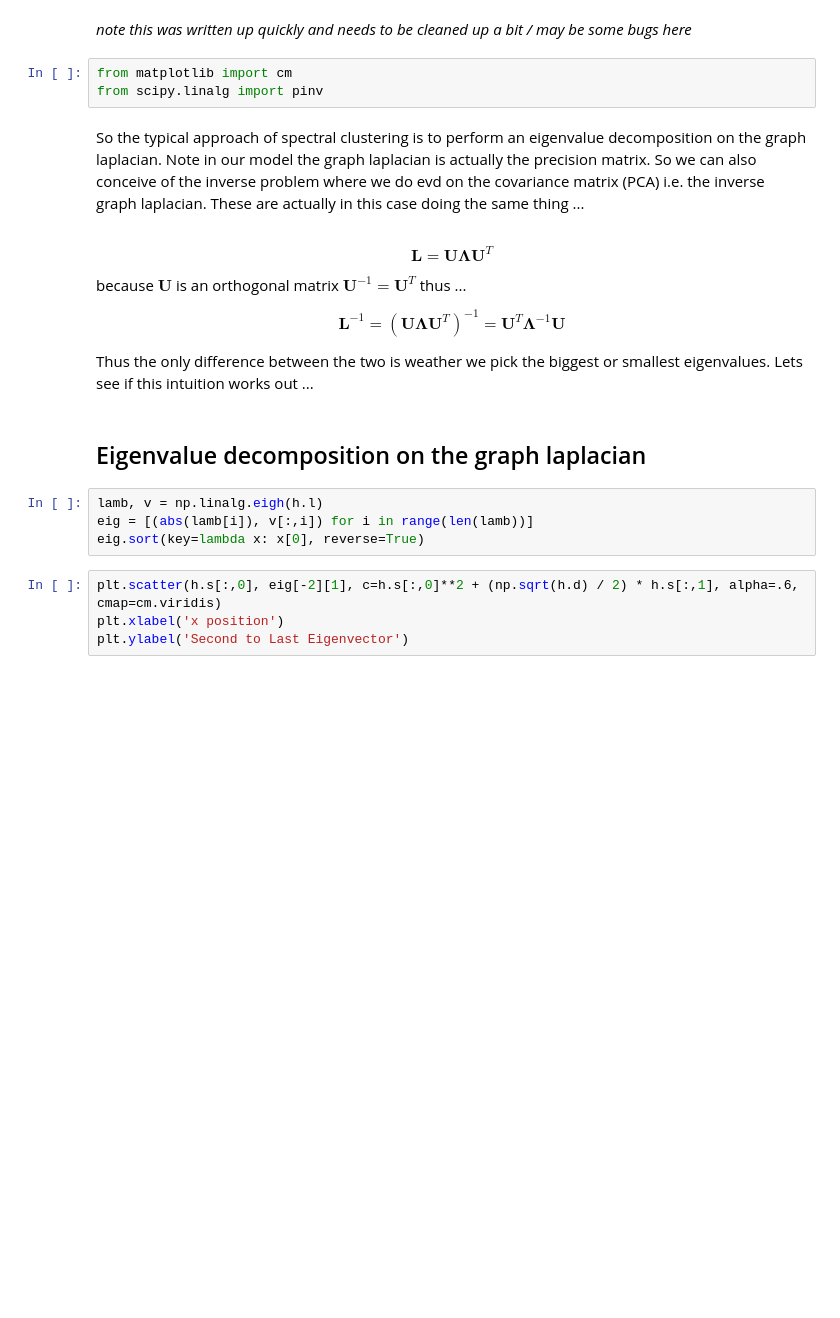
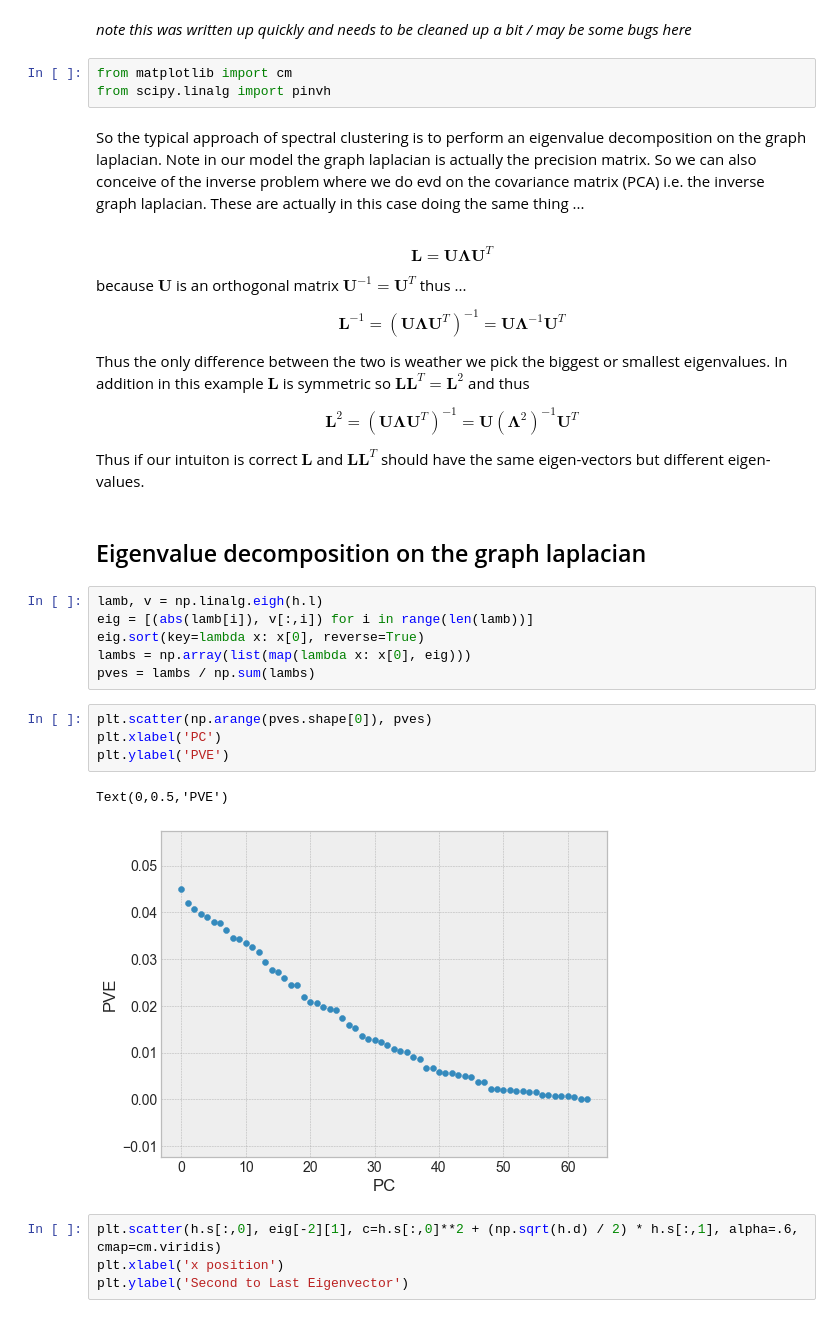
Before and after one commit to jhmarcus/spatial-random-walk, a Jupyter notebook: notebooks/isolation_by_srw.ipynb, the cells around one changed output. Cells and saved outputs as stored; diff of their text form; blank space fills up the shorter version.

```diff
--- a/notebooks/isolation_by_srw.ipynb
+++ b/notebooks/isolation_by_srw.ipynb
@@ -224,7 +224,7 @@ We can see that the random-walk distance has the highest correlation with the ge
 *note this was written up quickly and needs to be cleaned up a bit / may be some bugs here*
 # %%
 from matplotlib import cm
-from scipy.linalg import pinv
+from scipy.linalg import pinvh
 # %% [markdown]
 So the typical approach of spectral clustering is to perform an eigenvalue decomposition on the graph laplacian. Note in our model the graph laplacian is actually the precision matrix. So we can also conceive of the inverse problem where we do evd on the covariance matrix (PCA) i.e. the inverse graph laplacian. These are actually in this case doing the same thing ...
 # %% [markdown]
@@ -235,16 +235,31 @@ $$
 because $\mathbf{U}$ is an orthogonal matrix $\mathbf{U}^{-1} = \mathbf{U}^T$ thus ...
 
 $$
-\mathbf{L}^{-1} = (\mathbf{U}\mathbf{\Lambda}\mathbf{U}^T)^{-1} = \mathbf{U}^{T}\mathbf{\Lambda}^{-1}\mathbf{U}
+\mathbf{L}^{-1} = (\mathbf{U}\mathbf{\Lambda}\mathbf{U}^T)^{-1} = \mathbf{U}\mathbf{\Lambda}^{-1}\mathbf{U}^T
 $$
 
-Thus the only difference between the two is weather we pick the biggest or smallest eigenvalues. Lets see if this intuition works out ...
+Thus the only difference between the two is weather we pick the biggest or smallest eigenvalues. In addition in this example $\mathbf{L}$ is symmetric so $\mathbf{L}\mathbf{L}^T = \mathbf{L}^2$ and thus
+
+$$
+\mathbf{L}^2 = (\mathbf{U}\mathbf{\Lambda}\mathbf{U}^T)^{-1} = \mathbf{U}(\mathbf{\Lambda}^{2})^{-1}\mathbf{U}^T
+$$
+
+Thus if our intuiton is correct $\mathbf{L}$ and $\mathbf{L}\mathbf{L}^T$ should have the same eigen-vectors but different eigen-values.
 # %% [markdown]
 ## Eigenvalue decomposition on the graph laplacian
 # %%
 lamb, v = np.linalg.eigh(h.l)
 eig = [(abs(lamb[i]), v[:,i]) for i in range(len(lamb))]
 eig.sort(key=lambda x: x[0], reverse=True)
+lambs = np.array(list(map(lambda x: x[0], eig)))
+pves = lambs / np.sum(lambs)
+# %%
+plt.scatter(np.arange(pves.shape[0]), pves)
+plt.xlabel('PC')
+plt.ylabel('PVE')
+# %% [output]
+Text(0,0.5,'PVE')
+[figure, added]
 # %%
 plt.scatter(h.s[:,0], eig[-2][1], c=h.s[:,0]**2 + (np.sqrt(h.d) / 2) * h.s[:,1], alpha=.6, cmap=cm.viridis)
 plt.xlabel('x position')
```
Also changed, not shown: parts of 20 cells of this notebook, 1 other file.
